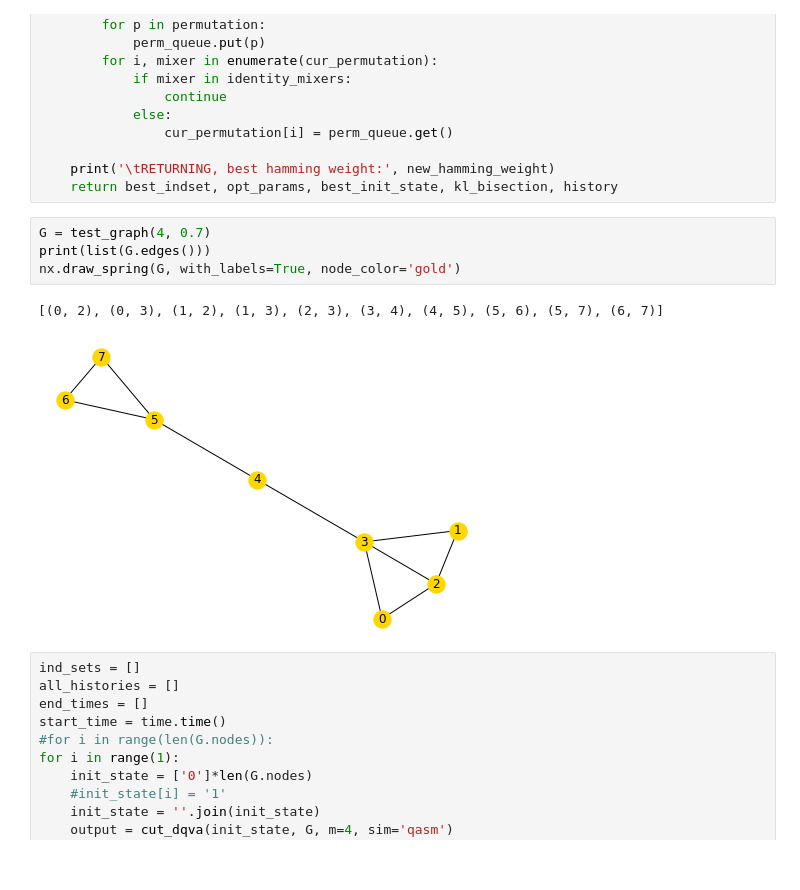
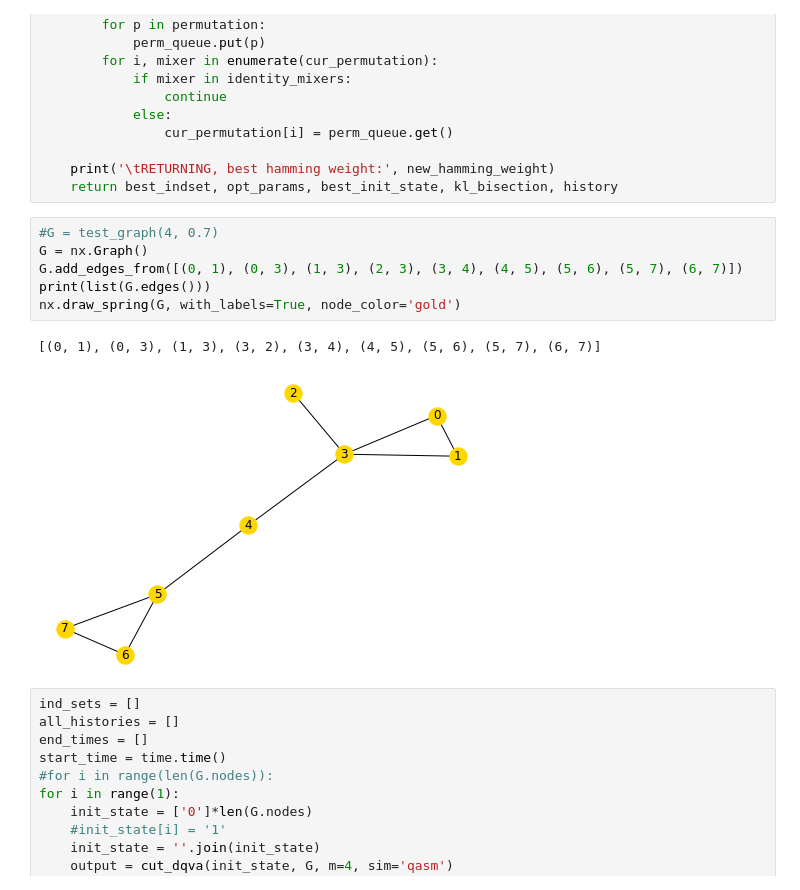
Before and after one commit to teaguetomesh/dqva-and-circuit-cutting, a Jupyter notebook: CC_for_dynamic_QAOA.ipynb, the cells around one changed output. Saved outputs shown, nothing was run; the diff lists cells and outputs as text.

```diff
--- a/CC_for_dynamic_QAOA.ipynb
+++ b/CC_for_dynamic_QAOA.ipynb
@@ -1260,12 +1258,14 @@ def cut_dqva(init_state, G, m=4, threshold=1e-5, cutoff=5, sim='statevector', sh
     print('\tRETURNING, best hamming weight:', new_hamming_weight)
     return best_indset, opt_params, best_init_state, kl_bisection, history
 # %%
-G = test_graph(4, 0.7)
+#G = test_graph(4, 0.7)
+G = nx.Graph()
+G.add_edges_from([(0, 1), (0, 3), (1, 3), (2, 3), (3, 4), (4, 5), (5, 6), (5, 7), (6, 7)])
 print(list(G.edges()))
 nx.draw_spring(G, with_labels=True, node_color='gold')
 # %% [output]
-[(0, 2), (0, 3), (1, 2), (1, 3), (2, 3), (3, 4), (4, 5), (5, 6), (5, 7), (6, 7)]
+[(0, 1), (0, 3), (1, 3), (3, 2), (3, 4), (4, 5), (5, 6), (5, 7), (6, 7)]
-[figure, old version]
+[figure, new version]
 # %%
 ind_sets = []
 all_histories = []
```
Also changed, not shown: parts of 3 cells of this notebook, 6 other files.
